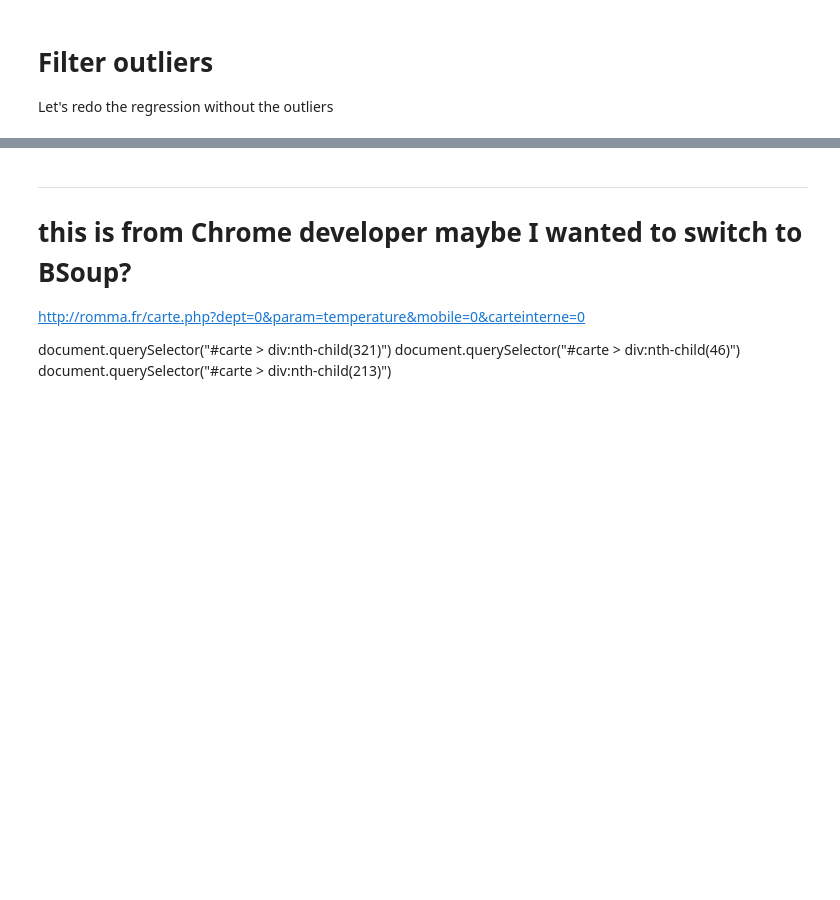
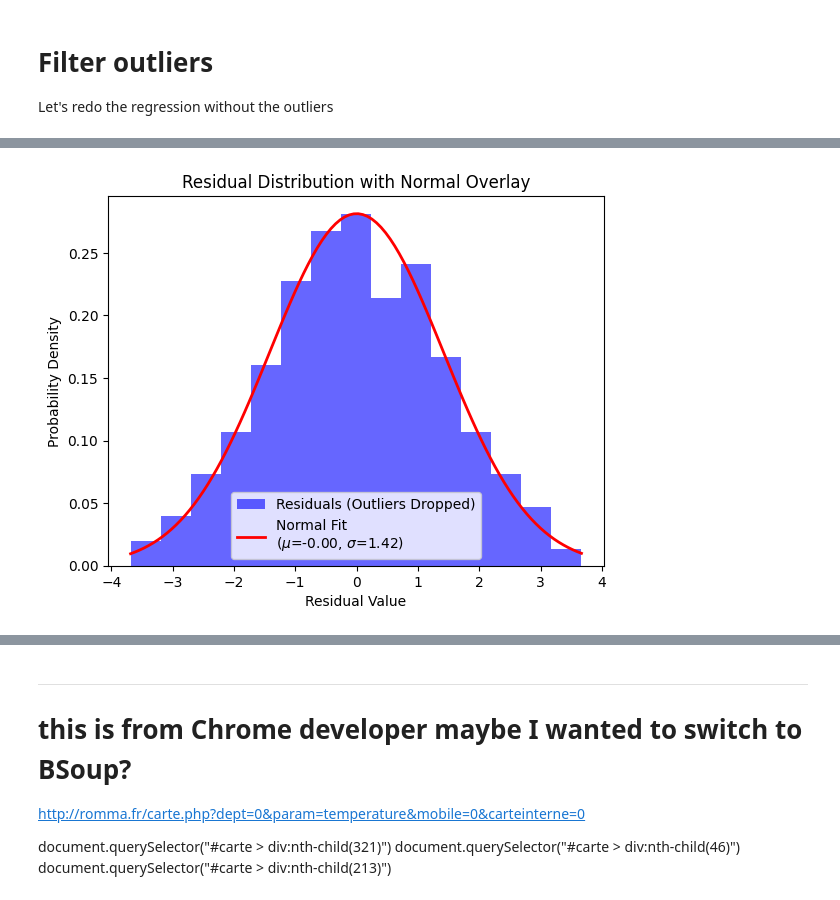
Before and after one commit to macbuse/ROMMA, a Jupyter notebook: romma_again.ipynb, the cells around one changed output, grey strips where cells are left out. Cells and saved outputs as stored; diff of their text form; code cells hidden in the pictures; blank space fills up the shorter version.

```diff
--- a/romma_again.ipynb
+++ b/romma_again.ipynb
@@ -344,3 +239,35 @@ plt.hist((vv.slope*A[~mask] + vv.intercept) - T[~mask], bins= 15);
+# %%
+
+from scipy.stats import norm
+
+# 1. Calculate the filtered residuals
+residuals = (vv.slope * A[~mask] + vv.intercept) - T[~mask]
+
+# 2. Compute the sample metrics for the normal distribution
+mu = np.mean(residuals)
+sigma = np.std(residuals)
+
+# 3. Plot the histogram using density=True
+plt.hist(residuals, bins=15, density=True,
+         alpha=0.6, color='b',
+         label='Residuals (Outliers Dropped)')
+
+# 4. Generate points along the x-axis for the continuous curve
+# Using a dense grid between the min and max residual
+x = np.linspace(np.min(residuals), np.max(residuals), 100)
+
+# 5. Evaluate the normal PDF at those points and plot
+plt.plot(x, norm.pdf(x, mu, sigma), 'r-',
+         linewidth=2, label=f'Normal Fit\n($\mu$={mu:.2f}, $\sigma$={sigma:.2f})')
+
+# 6. Final graph layout adjustments
+plt.title('Residual Distribution with Normal Overlay')
+plt.xlabel('Residual Value')
+plt.ylabel('Probability Density')
+plt.legend()
+plt.show()
+# %% [output]
+[figure, added]
 # %%
 # should log this too to see if symptomatic of micro climates
 [x for x,y in zip(names, abs(diff) > 4) if y]
```
Also changed, not shown: parts of 7 cells of this notebook, 4 other files.
